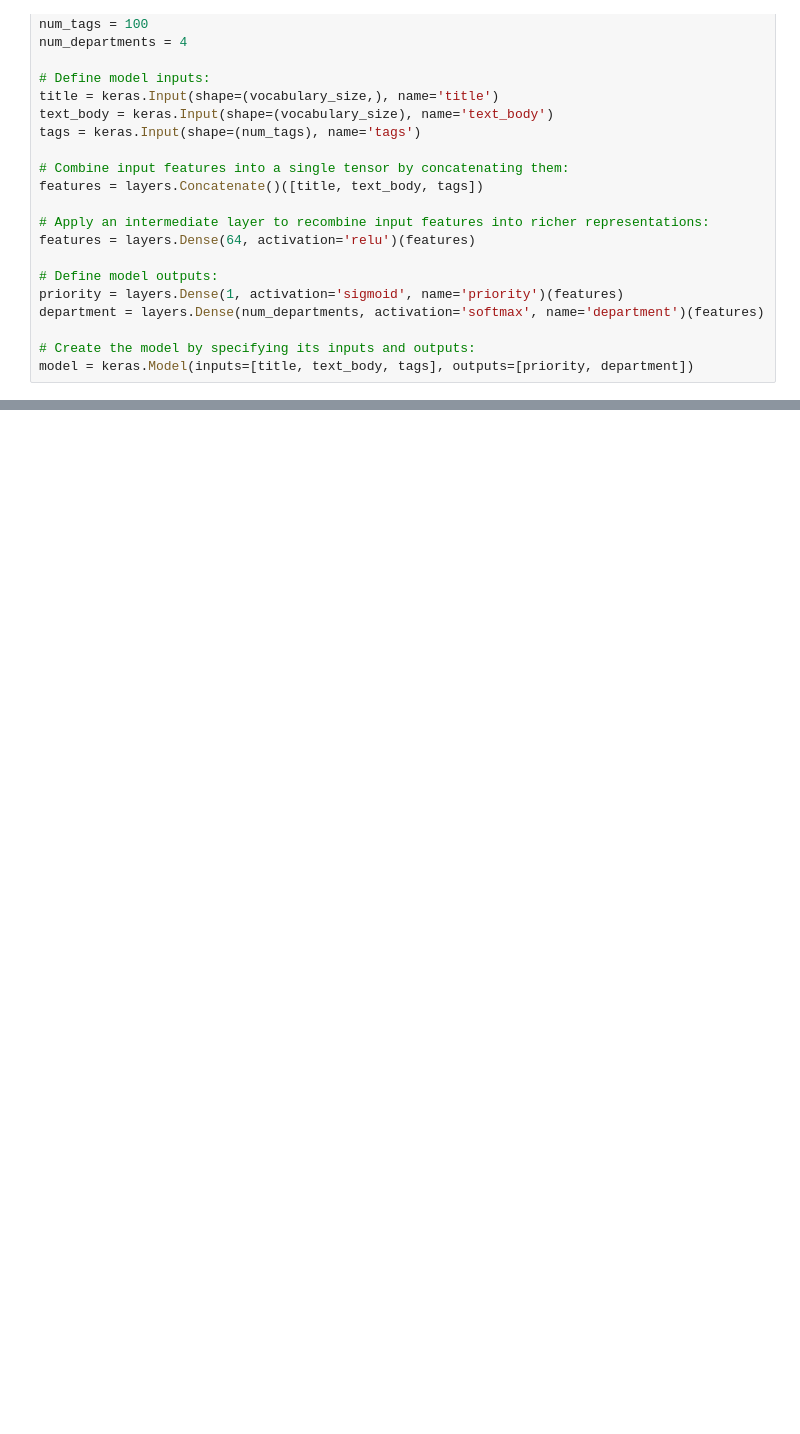
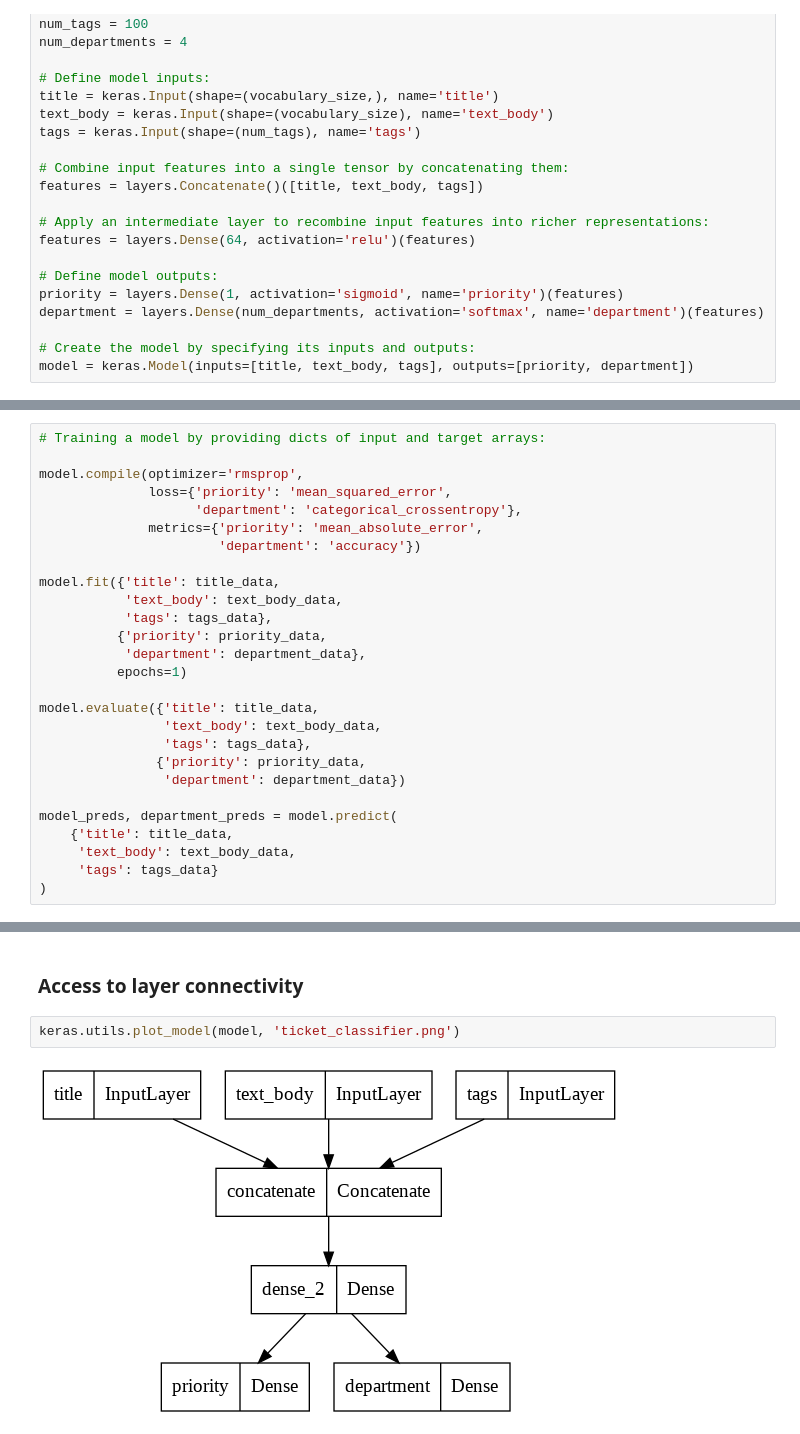
Before and after one commit to Bohdan-at-Kulinich/Machine-Learning, a Jupyter notebook: Keras_models.ipynb, the cells around one changed output, grey strips where cells are left out. Cells and saved outputs as stored; diff of their text form; blank space fills up the shorter version.

Commit message:
Created using Colaboratory: multi-input model

```diff
--- a/Keras_models.ipynb
+++ b/Keras_models.ipynb
@@ -202,0 +238,27 @@ model = keras.Model(inputs=[title, text_body, tags], outputs=[priority, departme
+# %%
+# Training a model by providing dicts of input and target arrays:
+
+model.compile(optimizer='rmsprop',
+              loss={'priority': 'mean_squared_error',
+                    'department': 'categorical_crossentropy'},
+              metrics={'priority': 'mean_absolute_error',
+                       'department': 'accuracy'})
+
+model.fit({'title': title_data,
+           'text_body': text_body_data,
+           'tags': tags_data},
+          {'priority': priority_data,
+           'department': department_data},
+          epochs=1)
+
+model.evaluate({'title': title_data,
+                'text_body': text_body_data,
+                'tags': tags_data},
+               {'priority': priority_data,
+                'department': department_data})
+
+model_preds, department_preds = model.predict(
+    {'title': title_data,
+     'text_body': text_body_data,
+     'tags': tags_data}
+)
@@ -202,0 +269,6 @@ model = keras.Model(inputs=[title, text_body, tags], outputs=[priority, departme
+# %% [markdown]
+### Access to layer connectivity
+# %%
+keras.utils.plot_model(model, 'ticket_classifier.png')
+# %% [output]
+[figure, added]
```
Also changed, not shown: parts of 3 cells of this notebook.
